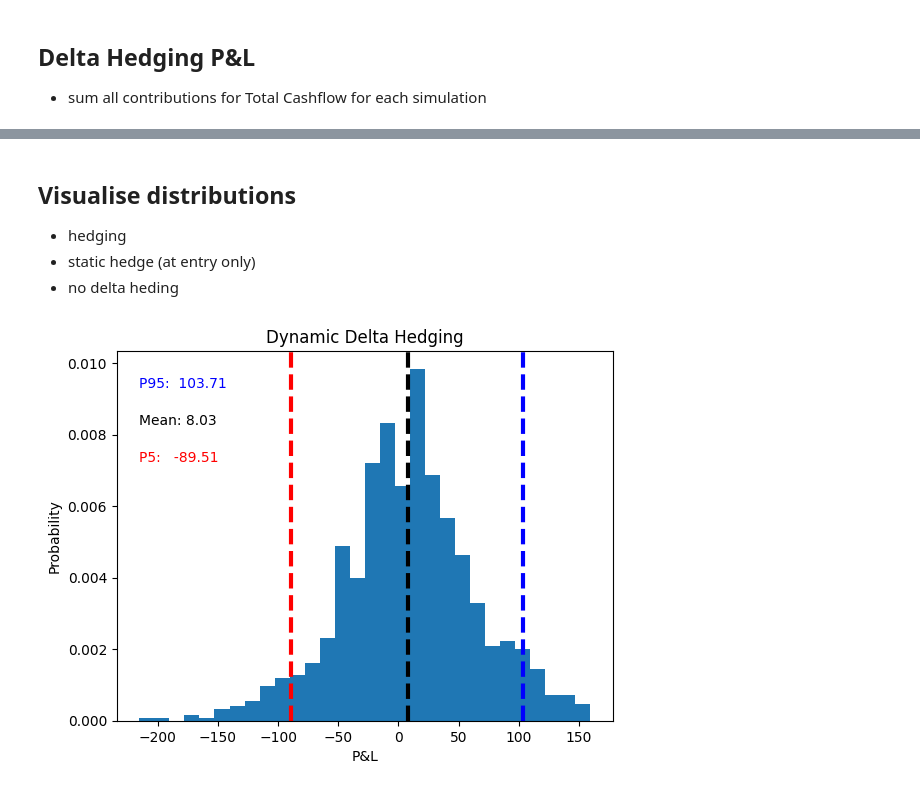
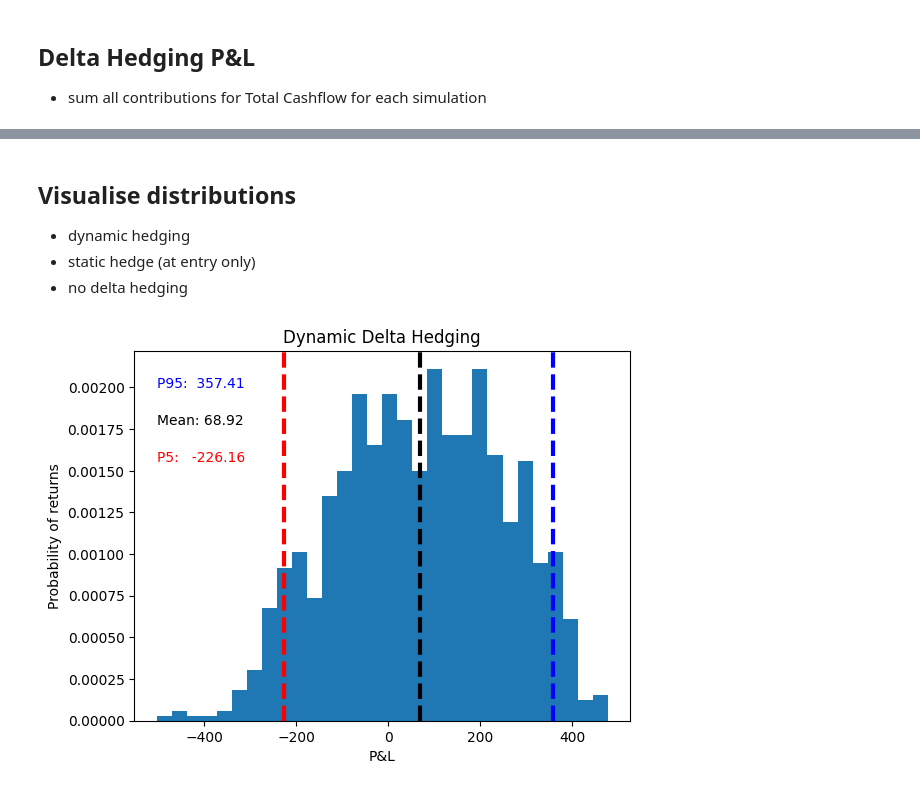
Before and after one commit to Aonx-bt/options_pricing, a Jupyter notebook: Dynamic_Delta_Hedging_Options_Trading.ipynb, the cells around one changed output, grey strips where cells are left out. Saved outputs shown, nothing was run; the diff lists cells and outputs as text; code cells hidden in the pictures.

```diff
--- a/Dynamic_Delta_Hedging_Options_Trading.ipynb
+++ b/Dynamic_Delta_Hedging_Options_Trading.ipynb
@@ -66,8 +65,8 @@ Date
 log_returns = np.log(Close / Close.shift(1)).dropna()
 
 
-TRADING_DAYS = 20
-volatility = log_returns.rolling(window=TRADING_DAYS).std()*np.sqrt(252)
+TRAD_DAY = 30
+volatility = log_returns.rolling(window=TRAD_DAY).std()*np.sqrt(252)
 
 volatility.plot()
 volatility.iloc[-1], Close.iloc[-1]
@@ -115,27 +115,27 @@ def implied_vol(S0, K, T, r, market_price, flag='c', tol=0.00001):
         r: risk-free rate
         market_price: option price in market
     """
-    max_iter = 200 #max no. of iterations
-    vol_old = 0.1 #initial guess
+    max_iter = 100 #max no. of iterations
+    volatility_old = 0.1 #initial guess
 
     for k in range(max_iter):
-        bs_price = bs(flag, S0, K, T, r, vol_old)
-        Cprime = vega(flag, S0, K, T, r, vol_old)*100
+        bs_price = bs(flag, S0, K, T, r, volatility_old)
+        Cprime = vega(flag, S0, K, T, r, volatility_old)*100
         C = bs_price - market_price
 
-        vol_new = vol_old - C/Cprime
-        new_bs_price = bs(flag, S0, K, T, r, vol_new)
-        if (abs(vol_old-vol_new) < tol or abs(new_bs_price-market_price) < tol):
+        volatility_new = volatility_old - C/Cprime
+        new_bs_price = bs(flag, S0, K, T, r, volatility_new)
+        if (abs(volatility_old-volatility_new) < tol or abs(new_bs_price-market_price) < tol):
             break
 
-        vol_old = vol_new
+        volatility_old = volatility_new
 
-    implied_vol = vol_new
+    implied_vol = volatility_new
     return implied_vol
 # %%
 S0 = 102
 atm_options = [
-[dt.date(2021,10,18),102,[2.585,3.25],[4.600,5.300]],
+[dt.date(2021,10,18),102,[2.591,3.25],[4.601,5.310]],
 ]
 call_bids,call_asks,put_bids,put_asks, = [],[],[],[]
 IV_DTE = []
@@ -297,16 +297,15 @@ for sim in range(M):
     hedgeSim['Interest on Adjustments'] = hedgeSim.apply(lambda x: round(x['Adjustment Cashflow']*r*x['Time'],2), axis=1)
     hedgeSim = hedgeSim.drop(columns=['totaladjust_c'])
 
-    # calculate payoffs
+    # payoff calculator
     if flag == 'c':
         if position == 's':
             optprice = call_bid
             option_pnl = 100*(optprice - np.maximum(hedgeSim.loc[11,'Price']-K,0))
-            # delta will be negative if short
+            # delta will be negative for short
             stock_pnl = hedgeSim.loc[0,'delta']*(S0 - hedgeSim.loc[11,'Price'])
             adj_pnl = hedgeSim['Adjustment Cashflow'].sum()
             option_carry = 100*optprice*r*T
-            # delta will be negative if short
             stock_carry = hedgeSim.loc[0,'delta']*S0*r*T
             int_adj_pnl = hedgeSim['Interest on Adjustments'].sum()
         else:
@@ -316,7 +315,6 @@ for sim in range(M):
             stock_pnl = hedgeSim.loc[0,'delta']*(S0 - hedgeSim.loc[11,'Price'])
             adj_pnl = hedgeSim['Adjustment Cashflow'].sum()
             option_carry = -100*optprice*r*T
-            # delta will be positive if long
             stock_carry = hedgeSim.loc[0,'delta']*S0*r*T
             int_adj_pnl = hedgeSim['Interest on Adjustments'].sum()
 
@@ -328,7 +326,6 @@ for sim in range(M):
             stock_pnl = hedgeSim.loc[0,'delta']*(S0 - hedgeSim.loc[11,'Price'])
             adj_pnl = hedgeSim['Adjustment Cashflow'].sum()
             option_carry = 100*optprice*r*T
-            # delta will be positive if short
             stock_carry = hedgeSim.loc[0,'delta']*S0*r*T
             int_adj_pnl = hedgeSim['Interest on Adjustments'].sum()
         else:
@@ -338,7 +335,6 @@ for sim in range(M):
             stock_pnl = hedgeSim.loc[0,'delta']*(S0 - hedgeSim.loc[11,'Price'])
             adj_pnl = hedgeSim['Adjustment Cashflow'].sum()
             option_carry = -100*optprice*r*T
-            # delta will be negative if long
             stock_carry = hedgeSim.loc[0,'delta']*S0*r*T
             int_adj_pnl = hedgeSim['Interest on Adjustments'].sum()
 
@@ -346,8 +342,8 @@ for sim in range(M):
 
     #add to dataframe
     Dynamic_sim = pd.DataFrame(data=data, columns=[sim], index=['Original Option P&L','Original Stock P&L','Adjustment P&L', \
-                                                                             'Carry (interest) on options', 'Carry (interest) on stock', \
-                                                                             'Interest on Adjustments'])
+                                                                             'Carry on options', 'Carry on stock', \
+                                                                             'Interest on the Adjustments'])
     Dynamic_Hedging_Results[sim] = Dynamic_sim[sim]
     no_hedge.append(option_pnl+option_carry)
     static_hedge.append(option_pnl+option_carry+stock_pnl+stock_carry)
@@ -370,30 +366,30 @@ Dynamic_Hedging_Results
 7 rows × 1000 columns
 # %% [markdown]
 ## Visualise distributions
- - hedging
+ - dynamic hedging
  - static hedge (at entry only)
- - no delta heding
+ - no delta hedging
 # %%
 x = Dynamic_Hedging_Results.loc['TOTAL CASHFLOW',]
 plt.hist(x, density=True, bins=30)  # density=False would make counts
-plt.ylabel('Probability')
+plt.ylabel('Probability of returns')
 plt.xlabel('P&L');
 x.mean(),np.percentile(x,5)
 plt.title('Dynamic Delta Hedging')
 plt.axvline(x.mean(), color='k', linestyle='dashed', linewidth=3)
 plt.axvline(np.percentile(x,5), color='r', linestyle='dashed', linewidth=3)
 plt.axvline(np.percentile(x,95), color='b', linestyle='dashed', linewidth=3)
 min_ylim, max_ylim = plt.ylim()
 
 if position == 's':
     plt.text(np.percentile(x,0), max_ylim*0.9, 'P95:  {:.2f}'.format(np.percentile(x,95))).set_color('blue')
     plt.text(np.percentile(x,0), max_ylim*0.8, 'Mean: {:.2f}'.format(x.mean()))
     plt.text(np.percentile(x,0), max_ylim*0.7, 'P5:   {:.2f}'.format(np.percentile(x,5))).set_color('red')
 elif position == 'l':
     plt.text(np.percentile(x,99), max_ylim*0.9, 'P95:  {:.2f}'.format(np.percentile(x,95))).set_color('blue')
     plt.text(np.percentile(x,99), max_ylim*0.8, 'Mean: {:.2f}'.format(x.mean()))
     plt.text(np.percentile(x,99), max_ylim*0.7, 'P5:   {:.2f}'.format(np.percentile(x,5))).set_color('red')
 # %% [output]
-[figure, old version]
+[figure, new version]
 # %%
 x = np.array(static_hedge)
```
Also changed, not shown: parts of 10 cells of this notebook.
